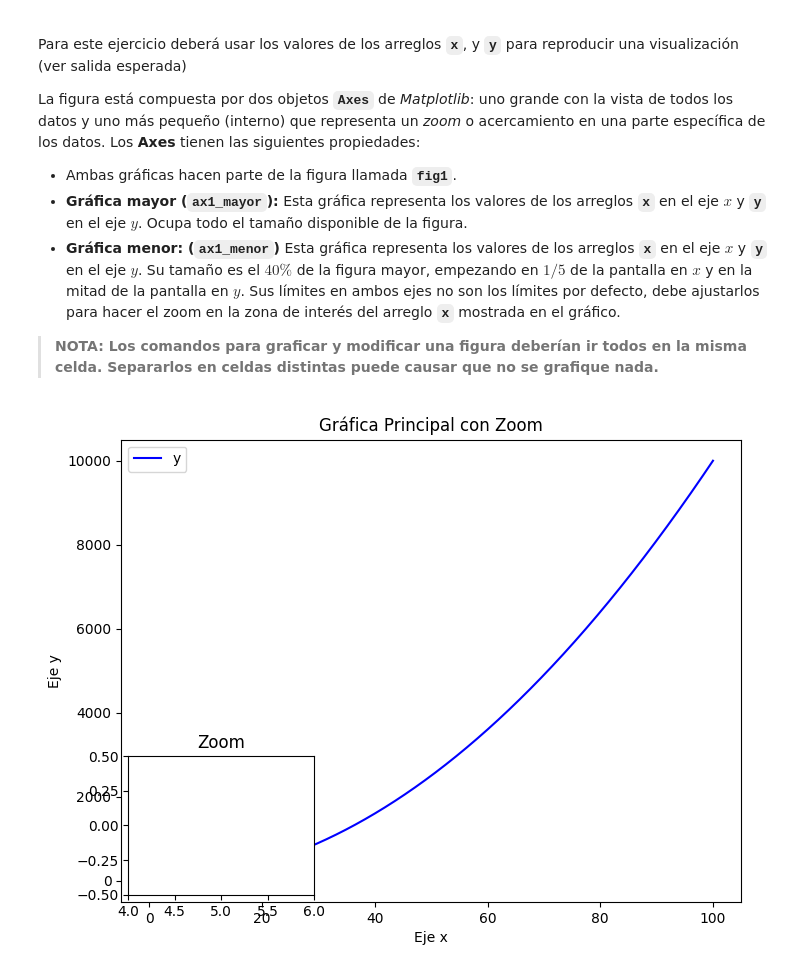
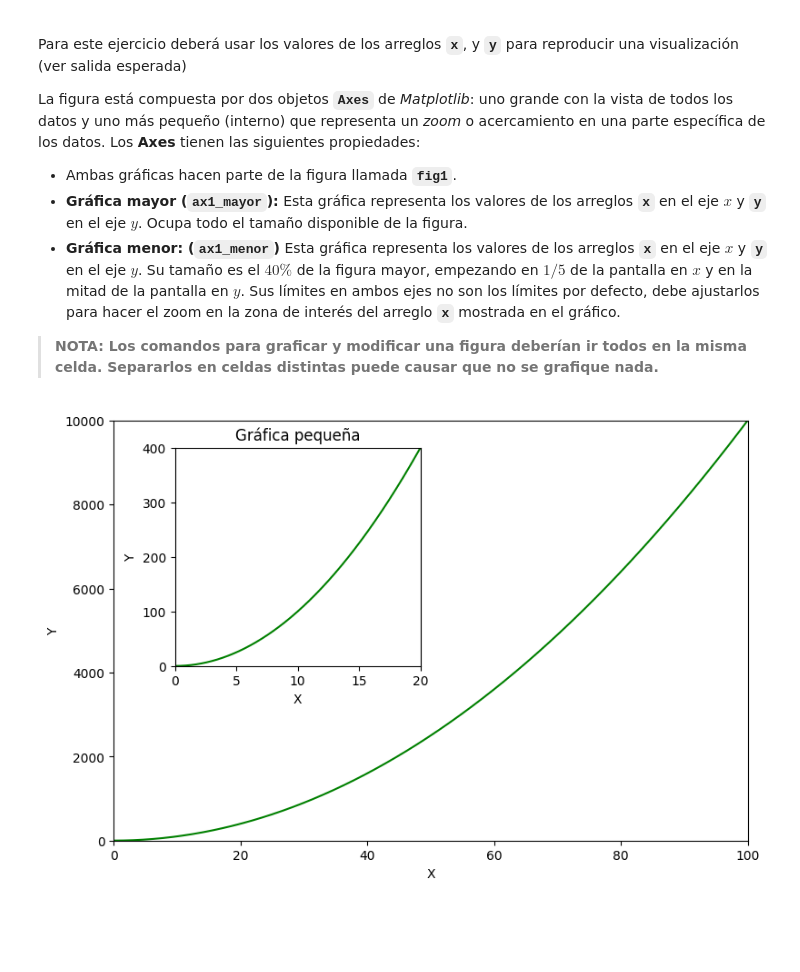
Before and after one commit to FaberHM/ESTRUCTURA-DE-DATOS, a Jupyter notebook: Taller_final_bases_de_datos.ipynb, the cells around one changed output. Saved outputs shown, nothing was run; the diff lists cells and outputs as text; code cells hidden in the pictures; blank space fills up the shorter version.

```diff
--- a/Taller_final_bases_de_datos.ipynb
+++ b/Taller_final_bases_de_datos.ipynb
@@ -269,31 +269,39 @@ La figura está compuesta por dos objetos **`Axes`** de *Matplotlib*: uno grande
 
 
 > **NOTA: Los comandos para graficar y modificar una figura deberían ir todos en la misma celda. Separarlos en celdas distintas puede causar que no se grafique nada.**
-# %%
-import matplotlib.pyplot as plt
-from mpl_toolkits.axes_grid1.inset_locator import inset_axes
-# Datos de ejemplo
-# Crear figura y gráfica principal
-fig, ax = plt.subplots(figsize=(8, 6))  # ¡Esta línea faltaba!
-ax.plot(x,y, label="y", color="blue")
-ax.set_title("Gráfica Principal con Zoom")
-ax.set_xlabel('Eje x')  # Corregido: set_xlabel en lugar de set_ylabel
-ax.set_ylabel('Eje y')
-ax.legend()
-
-# Gráfica pequeña (zoom en una región)
-ax_inset = inset_axes(ax, width="30%", height="30%", loc="lower left")
-ax_inset.plot(x, y, color="blue")
-ax_inset.set_xlim(4, 6)  # Corregido: número 4 en lugar de la variable 'a'
-ax_inset.set_ylim(-0.5, 0.5)
-ax_inset.set_title('Zoom')
-
-# Marcar región en la gráfica principal
-ax.indicate_inset_zoom(ax_inset, edgecolor="black")
-
-plt.show()
-# %% [output]
-[figure, removed]
+# %%
+librerys = ['matplotlib']
+
+fig1, ax1_mayor = plt.subplots(figsize=(9,6))
+
+#grafica grande
+
+ax1_mayor.plot(x, y)
+ax1_mayor.set_xlabel('X')
+ax1_mayor.set_ylabel('Y')
+ax1_mayor.set_xlim(0, 100)
+ax1_mayor.set_ylim(0, 10000)
+
+# grafica pequeña
+ax1_menor = fig1.add_axes([0.2,0.43,0.3,0.4])
+ax1_menor.plot(x, y)
+ax1_menor.set_xlabel('X')
+ax1_menor.set_ylabel('Y')
+ax1_menor.title.set_text('Gráfica pequeña')
+ax1_menor.set_xlim(0,20)
+ax1_menor.set_ylim(0,400)
+
+import matplotlib.ticker
+
+ax1_menor.xaxis.set_major_locator(matplotlib.ticker.MultipleLocator(5))
+ax1_menor.yaxis.set_major_locator(matplotlib.ticker.MultipleLocator(100))
+
+#cambiar el color de la línea
+ax1_menor.lines[0].set_color('green')
+ax1_mayor.lines[0].set_color('green')
+plt.show()
+# %% [output]
+[figure, added]
 # %% [markdown]
 **Salida esperada:**
 
```
